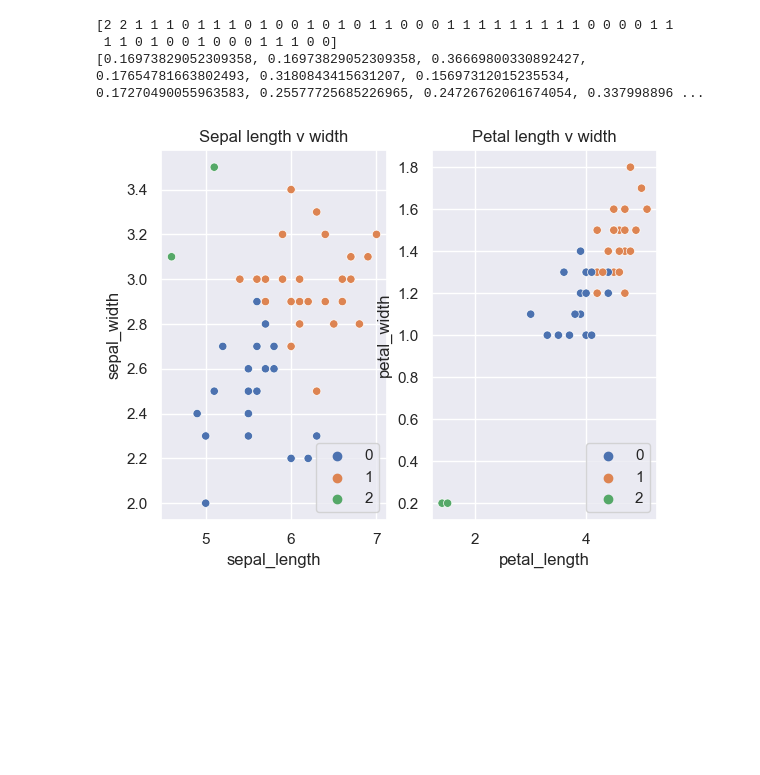
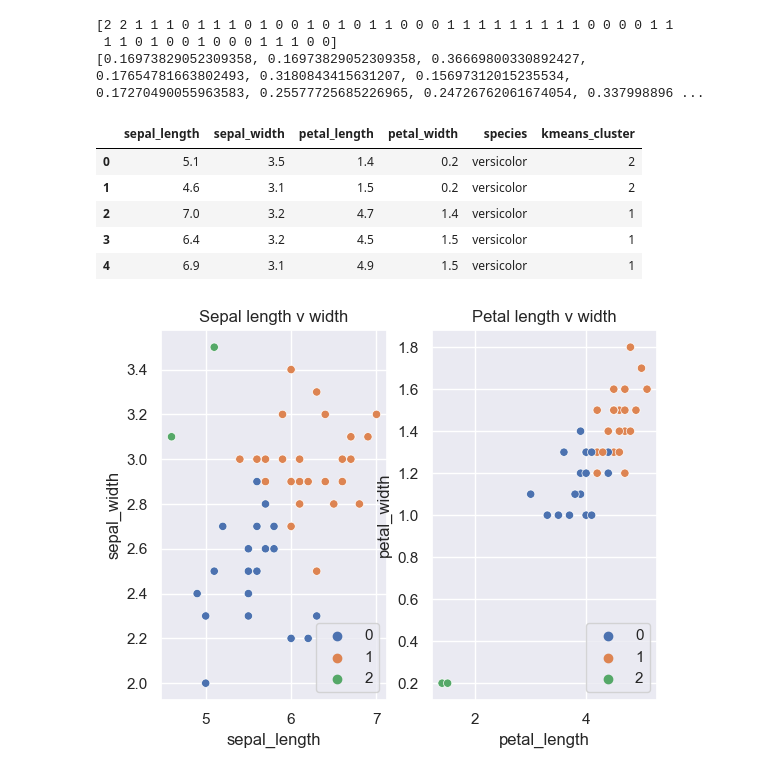
Before and after one commit to BlakeChiu/python, a Jupyter notebook: Iris_Clustering/pratice1.ipynb, the cells around one changed output. Cells and saved outputs as stored; diff of their text form; code cells hidden in the pictures; blank space fills up the shorter version.

```diff
--- a/Iris_Clustering/pratice1.ipynb
+++ b/Iris_Clustering/pratice1.ipynb
@@ -119,2 +137,11 @@ versi_clus = pd.concat([versi_df,
+# %%
+versi_clus.head()
+# %% [output]
+|  | sepal_length | sepal_width | petal_length | petal_width | species | kmeans_cluster |
+| 0 | 5.1 | 3.5 | 1.4 | 0.2 | versicolor | 2 |
+| 1 | 4.6 | 3.1 | 1.5 | 0.2 | versicolor | 2 |
+| 2 | 7.0 | 3.2 | 4.7 | 1.4 | versicolor | 1 |
+| 3 | 6.4 | 3.2 | 4.5 | 1.5 | versicolor | 1 |
+| 4 | 6.9 | 3.1 | 4.9 | 1.5 | versicolor | 1 |
 # %%
 plt.subplot(1,2,1)
```
Also changed, not shown: parts of 7 cells of this notebook.
